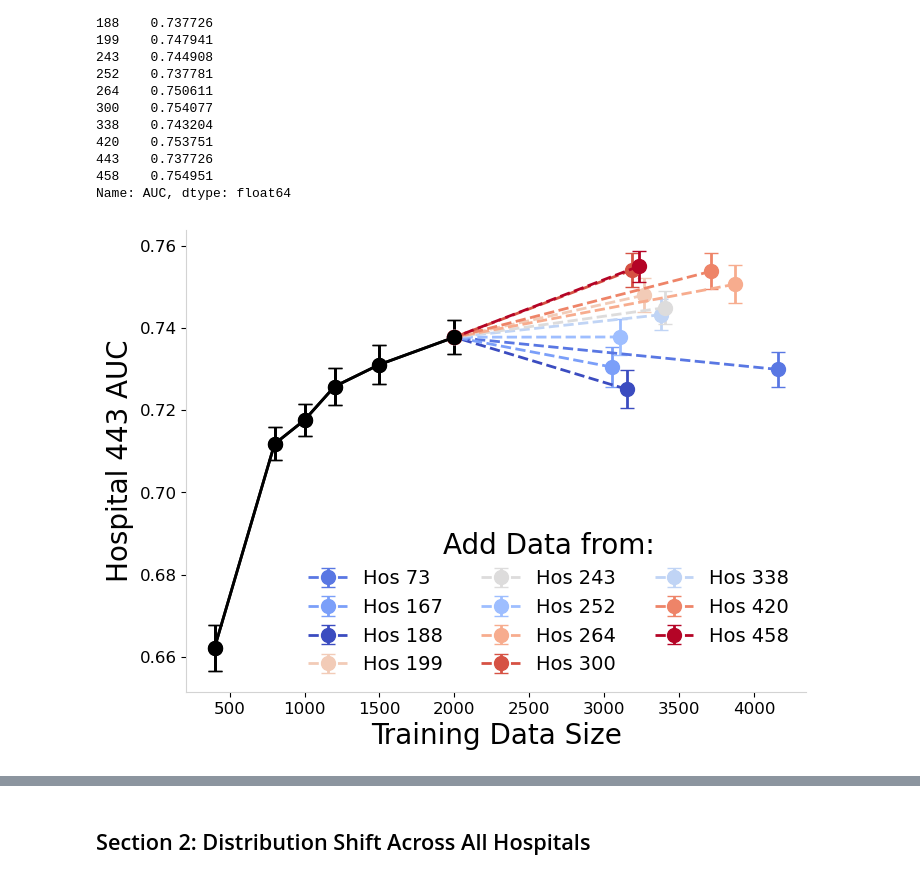
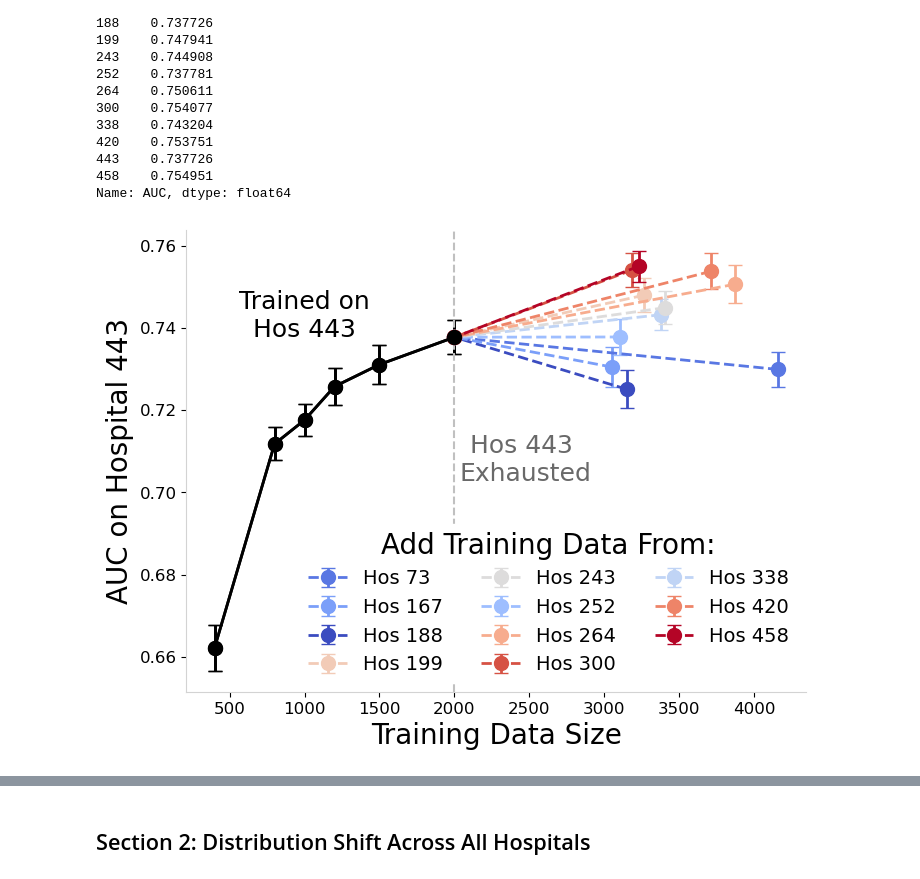
Before and after one commit to heyyjudes/YAIB, a Jupyter notebook: data_analysis_irene.ipynb, the cells around one changed output, grey strips where cells are left out. Cells and saved outputs as stored; diff of their text form; code cells hidden in the pictures.

```diff
--- a/data_analysis_irene.ipynb
+++ b/data_analysis_irene.ipynb
@@ -30,8 +32,8 @@ for i in range(len(hospital_ids)):
 
 hos_ind = hospital_dict[hos]
 model = "LogisticRegression"
-n_avg = np.load(f"results/sequential-n/{hos}-{model}-avg.npz", allow_pickle=True)
-n_std = np.load(f"results/sequential-n/{hos}-{model}-std.npz", allow_pickle=True)
+n_avg = np.load(f"results/sequential-n/{hos}/{hos}-{model}-avg.npz", allow_pickle=True)
+n_std = np.load(f"results/sequential-n/{hos}/{hos}-{model}-std.npz", allow_pickle=True)
 dist_shift_avg = np.load(f"results/dist_shift/{model}-n1500-avg.npz")
 dist_shift_std = np.load(f"results/dist_shift/{model}-n1500-std.npz")
 data_addition_avg = np.load(f"results/add_data/{model}-avg.npz")
@@ -123,35 +125,52 @@ for i in sort_idx:
     else:
         label = f'Hos {sorted_hospital_ids[i]}'
         ax.errorbar(x=hos_df['n'],
                 y=hos_df['AUC'],
                 yerr=[hos_df['sem'] ,hos_df['sem']],
                 fmt='o',
                 ls='--',
                 capsize=5,
                 label=label,
                 lw=2,
                 ms=10,
                )
 #         ax.plot([hos_df['n'].values[-1]], [hos_df['AUC'].values[-1]],marker='o',label='hi'
 #                 ms=10, marker='o',color='k'
 #                )
 
 
 # Set labels and title
 ax.set_xlabel('Training Data Size')
-ax.set_ylabel('Hospital 443 AUC')
+ax.set_ylabel(f'AUC on Hospital {hos}')
+ax.axvline(2000,color='silver', ls='--')
+
+ax.annotate(f'Hos {hos} \nExhausted',
+            color='dimgray',
+            xy=(2475, 0.70),
+            xytext=(0, 5),
+            textcoords='offset points',
+            ha='center', va=va, fontsize=18)
+
+ax.annotate(f'Trained on\nHos {hos}',
+            color='k',
+            xy=(1000, 0.735),
+            xytext=(0, 5),
+            textcoords='offset points',
+            ha='center', va=va, fontsize=18)
+
+
 
 # Show the legend
-
 handles,labels = ax.get_legend_handles_labels()
 zip_hand_lab = zip(handles, labels)
 test = sorted(zip_hand_lab, key=lambda x: int(x[1].split(' ')[1]))
 handles2, labels2 = zip(*test)
 
-leg = ax.legend(handles2, labels2, frameon=False,ncols=3, fontsize=14)
-leg.set_title('Add Data from:',prop={'size':20})
+leg = ax.legend(handles2, labels2, frameon=True,ncols=3, fontsize=14,
+                loc=4,framealpha=1., facecolor='white', edgecolor='white')
+leg.set_title('Add Training Data From:',prop={'size':20})
 
 # Display the plot
 plt.savefig('figures/hosp443lr_adddata.pdf',bbox_inches='tight')
 # %% [output]
-[figure, old version]
+[figure, new version]
```
Also changed, not shown: parts of 37 cells of this notebook.
